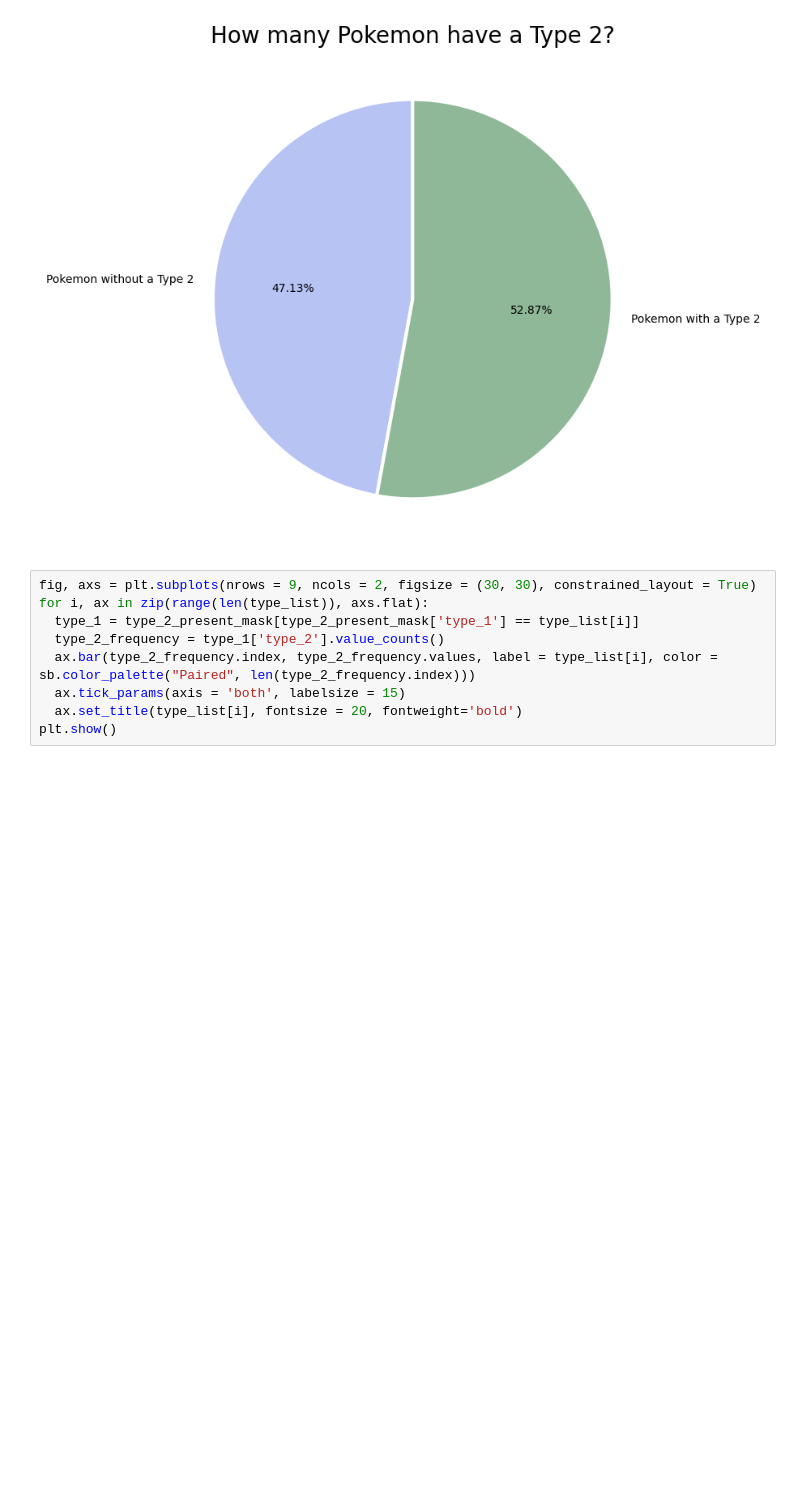
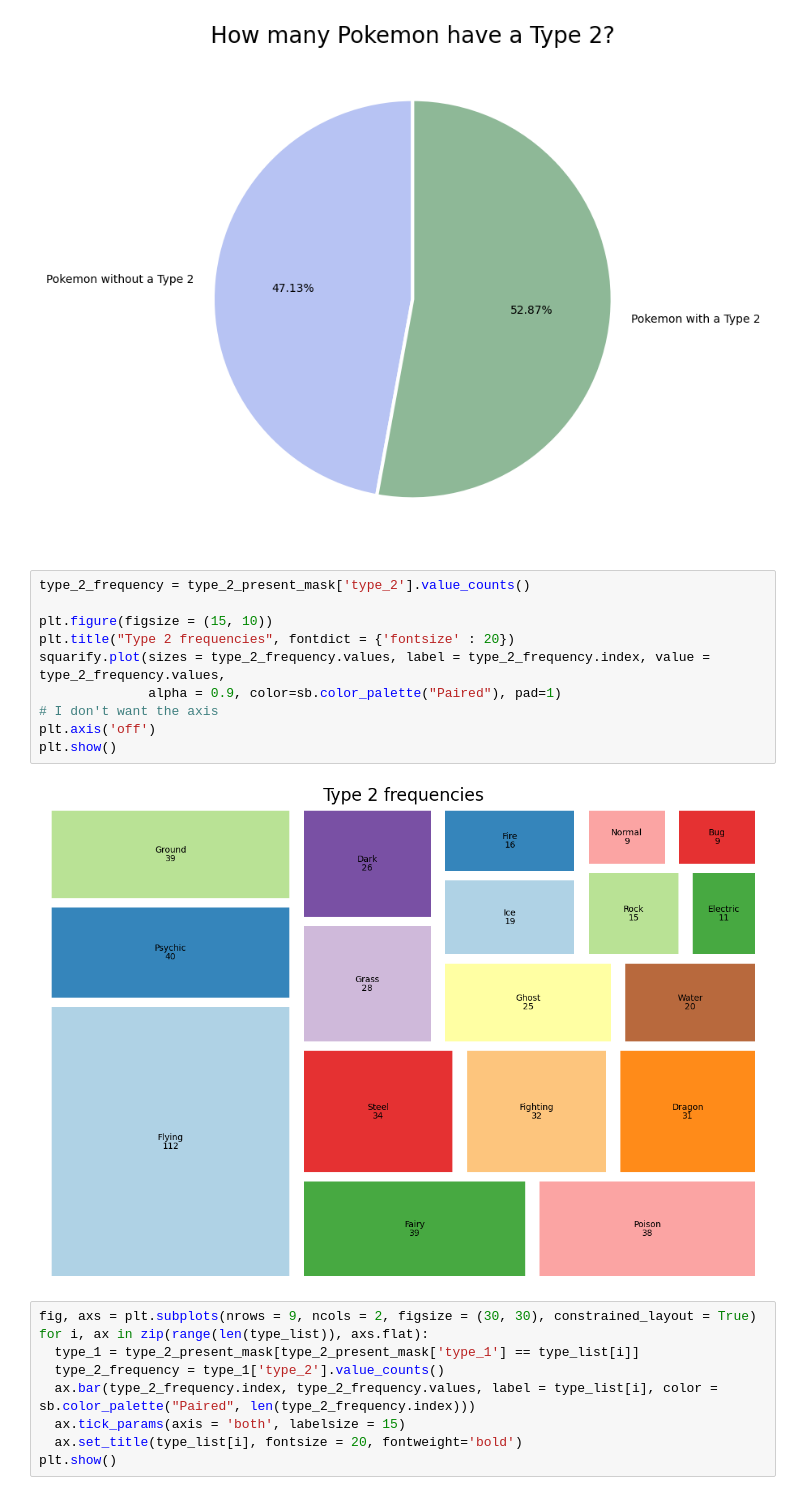
Before and after one commit to BiancaBenelli/Pokemon_project, a Jupyter notebook: Pokemon.ipynb, the cells around one changed output. Drawn from its saved outputs; the diff is of its cells as text; blank space fills up the shorter version.

Commit message:
type_2 plot added

```diff
--- a/Pokemon.ipynb
+++ b/Pokemon.ipynb
@@ -188,6 +188,18 @@ plt.pie(type_df_len, labels = name, autopct='%.2f%%', startangle=90, wedgeprops
 plt.show()
 # %% [output]
 [figure]
+# %%
+type_2_frequency = type_2_present_mask['type_2'].value_counts()
+
+plt.figure(figsize = (15, 10))
+plt.title("Type 2 frequencies", fontdict = {'fontsize' : 20})
+squarify.plot(sizes = type_2_frequency.values, label = type_2_frequency.index, value = type_2_frequency.values,
+              alpha = 0.9, color=sb.color_palette("Paired"), pad=1)
+# I don't want the axis
+plt.axis('off')
+plt.show()
+# %% [output]
+[figure, added]
 # %%
 fig, axs = plt.subplots(nrows = 9, ncols = 2, figsize = (30, 30), constrained_layout = True)
 for i, ax in zip(range(len(type_list)), axs.flat):
```
Also changed, not shown: parts of 7 cells of this notebook.
